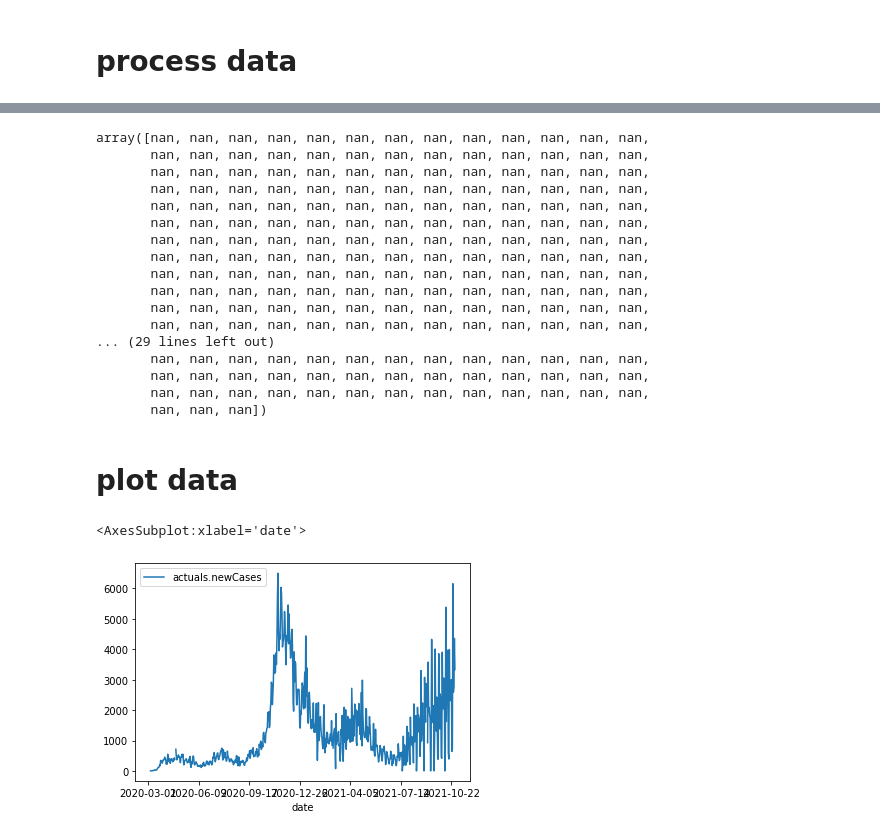
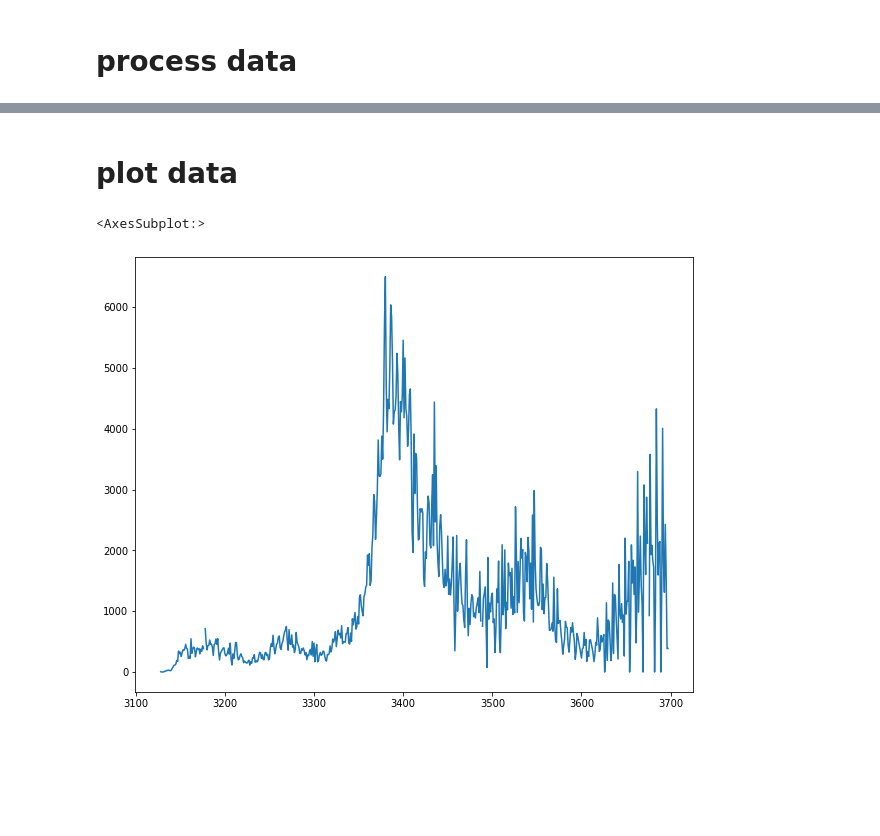
Before and after one commit to troncosoae/tareas-ctrl-intel, a Jupyter notebook: t5/t5_main.ipynb, the cells around one changed output, grey strips where cells are left out. Drawn from its saved outputs; the diff is of its cells as text; code cells hidden in the pictures; blank space fills up the shorter version.

```diff
--- a/t5/t5_main.ipynb
+++ b/t5/t5_main.ipynb
@@ -19,16 +23,21 @@ with open(PATH, 'w') as f:
 # %% [markdown]
 # import data
 # %%
-data = pd.read_csv(PATH)
+data_all = pd.read_csv(PATH)
 # %% [markdown]
 # process data
 # %%
 # get only from Colorado
 state = 'CO'
-data = data[data['state'] == state]
+data_all = data_all[data_all['state'] == state]
 # get dates in range 01/03/2020 to 26/09/2021
 date_start = '2020-03-01'
 date_stop = '2021-09-26'
-data = data[(data['date']>=date_start) & (data['date']<=date_stop)]
+data = data_all[(data_all['date']>=date_start) & (data_all['date']<=date_stop)]
+# conseguir data test: 27/09/2021 to 04/10/2021
+date_start_test = '2021-09-25'
+date_stop_test = '2021-10-04'
+data_test = data_all[(data_all['date']>=date_start_test) & (data_all['date']<=date_stop_test)]
 data
+data.columns
 # %% [output]
@@ -53,28 +63,7 @@ data['actuals.newCases'].plot.hist(bins=100)
-# %%
-z = np.abs(stats.zscore(data['actuals.newCases']))
-z
-# %% [output]
-array([nan, nan, nan, nan, nan, nan, nan, nan, nan, nan, nan, nan, nan,
-       nan, nan, nan, nan, nan, nan, nan, nan, nan, nan, nan, nan, nan,
-       nan, nan, nan, nan, nan, nan, nan, nan, nan, nan, nan, nan, nan,
-       nan, nan, nan, nan, nan, nan, nan, nan, nan, nan, nan, nan, nan,
-       nan, nan, nan, nan, nan, nan, nan, nan, nan, nan, nan, nan, nan,
-       nan, nan, nan, nan, nan, nan, nan, nan, nan, nan, nan, nan, nan,
-       nan, nan, nan, nan, nan, nan, nan, nan, nan, nan, nan, nan, nan,
-       nan, nan, nan, nan, nan, nan, nan, nan, nan, nan, nan, nan, nan,
-       nan, nan, nan, nan, nan, nan, nan, nan, nan, nan, nan, nan, nan,
-       nan, nan, nan, nan, nan, nan, nan, nan, nan, nan, nan, nan, nan,
-       nan, nan, nan, nan, nan, nan, nan, nan, nan, nan, nan, nan, nan,
-       nan, nan, nan, nan, nan, nan, nan, nan, nan, nan, nan, nan, nan,
-... (29 lines left out)
-       nan, nan, nan, nan, nan, nan, nan, nan, nan, nan, nan, nan, nan,
-       nan, nan, nan, nan, nan, nan, nan, nan, nan, nan, nan, nan, nan,
-       nan, nan, nan, nan, nan, nan, nan, nan, nan, nan, nan, nan, nan,
-       nan, nan, nan])
 # %% [markdown]
 # plot data
-# %%
-data.plot(x='date', y='actuals.newCases')
-# %% [output]
-<AxesSubplot:xlabel='date'>
-[figure, removed]
+# %%
+data['actuals.newCases'].plot(x='date', figsize=(10, 8), legend=False)
+# %% [output]
+<AxesSubplot:>
+[figure, added]
```
Also changed, not shown: parts of 31 cells of this notebook, 1 other file.
